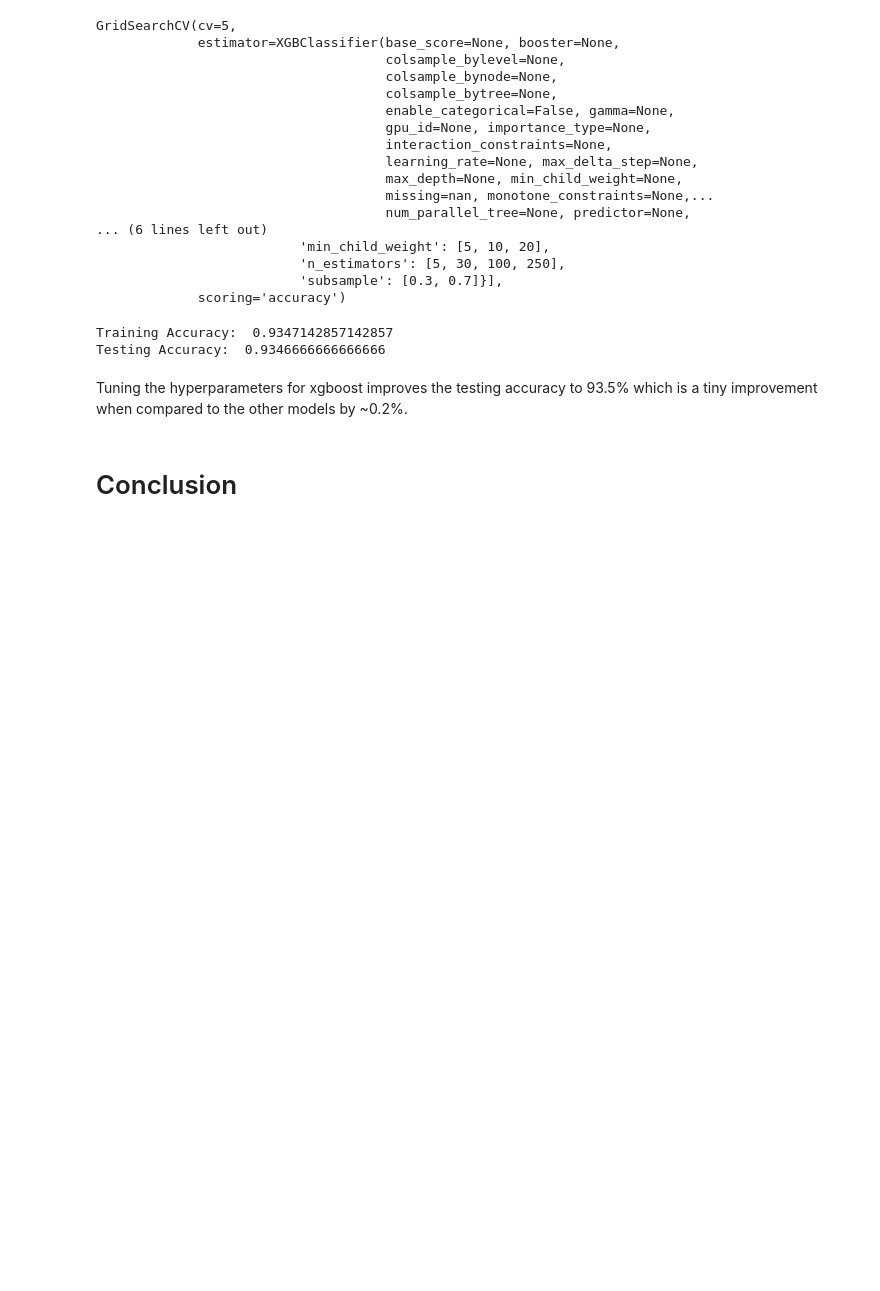
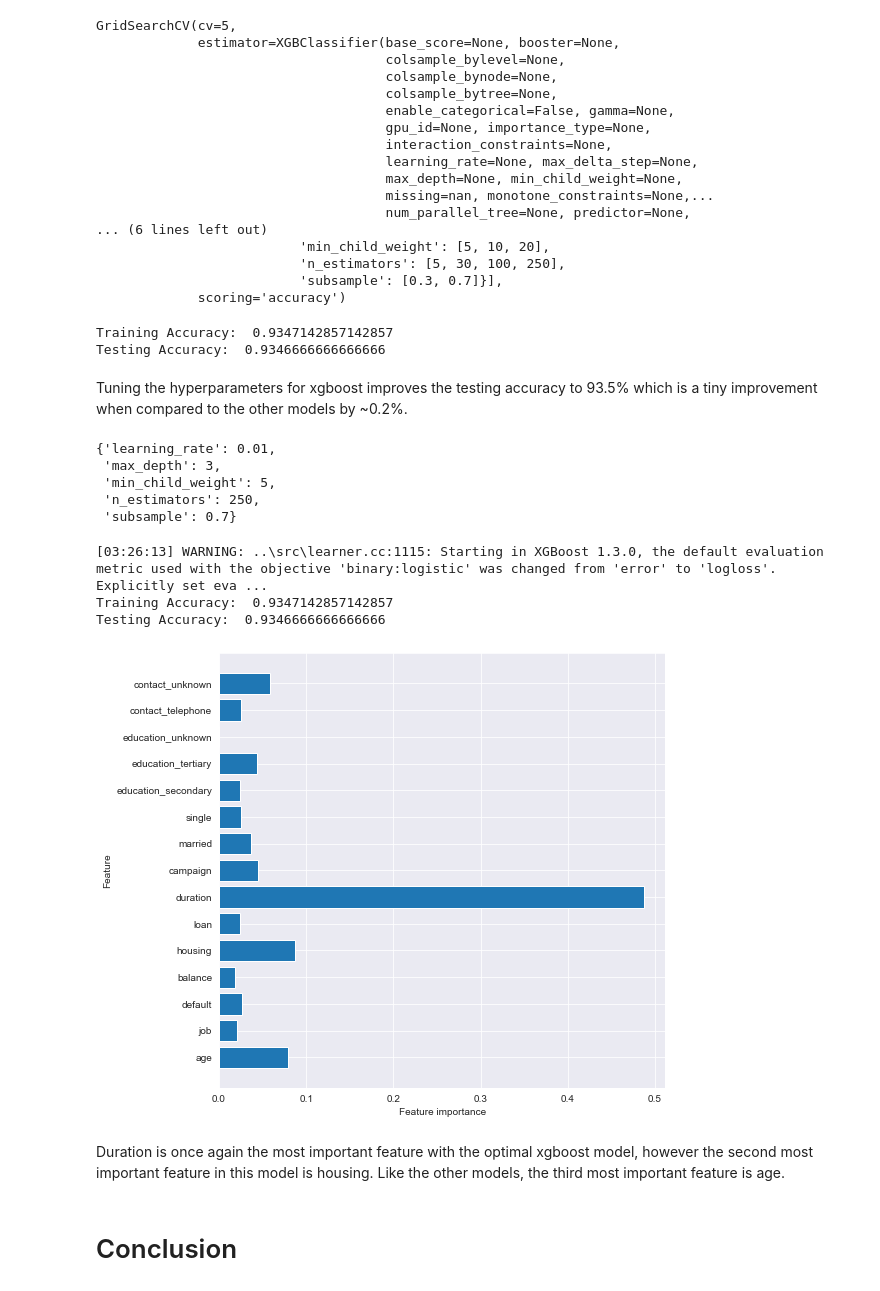
Before and after one commit to c-woo/Term-Deposit-Marketing, a Jupyter notebook: hEKjo7ytguAZ49JN.ipynb, the cells around one changed output. Drawn from its saved outputs; the diff is of its cells as text; code cells hidden in the pictures; blank space fills up the shorter version.

```diff
--- a/hEKjo7ytguAZ49JN.ipynb
+++ b/hEKjo7ytguAZ49JN.ipynb
@@ -542,5 +566,40 @@ Training Accuracy:  0.9347142857142857
 Testing Accuracy:  0.9346666666666666
 # %% [markdown]
 Tuning the hyperparameters for xgboost improves the testing accuracy to 93.5% which is a tiny improvement when compared to the other models by ~0.2%.
+# %%
+xgb_gridsearch.best_params_
+# %% [output]
+{'learning_rate': 0.01,
+ 'max_depth': 3,
+ 'min_child_weight': 5,
+ 'n_estimators': 250,
+ 'subsample': 0.7}
+# %%
+optimal_xgb = XGBClassifier(use_label_encoder=False,
+                            learning_rate=0.01,
+                            max_depth=3,
+                            min_child_weight=5,
+                            n_estimators=250,
+                            subsample=0.7)
+
+optimal_xgb.fit(X_train, y_train)
+
+## find out accuracy score
+
+y_hat_train = optimal_xgb.predict(X_train)
+y_hat_test = optimal_xgb.predict(X_test)
+
+print('Training Accuracy: ', accuracy_score(y_train, y_hat_train))
+print('Testing Accuracy: ', accuracy_score(y_test, y_hat_test))
+# %% [output]
+[03:26:13] WARNING: ..\src\learner.cc:1115: Starting in XGBoost 1.3.0, the default evaluation metric used with the objective 'binary:logistic' was changed from 'error' to 'logloss'. Explicitly set eva ...
+Training Accuracy:  0.9347142857142857
+Testing Accuracy:  0.9346666666666666
+# %%
+plot_feature_importances(optimal_xgb)
+# %% [output]
+[figure, added]
+# %% [markdown]
+Duration is once again the most important feature with the optimal xgboost model, however the second most important feature in this model is housing. Like the other models, the third most important feature is age.
 # %% [markdown]
 # Conclusion
```
Also changed, not shown: parts of 7 cells of this notebook, 1 other file.
